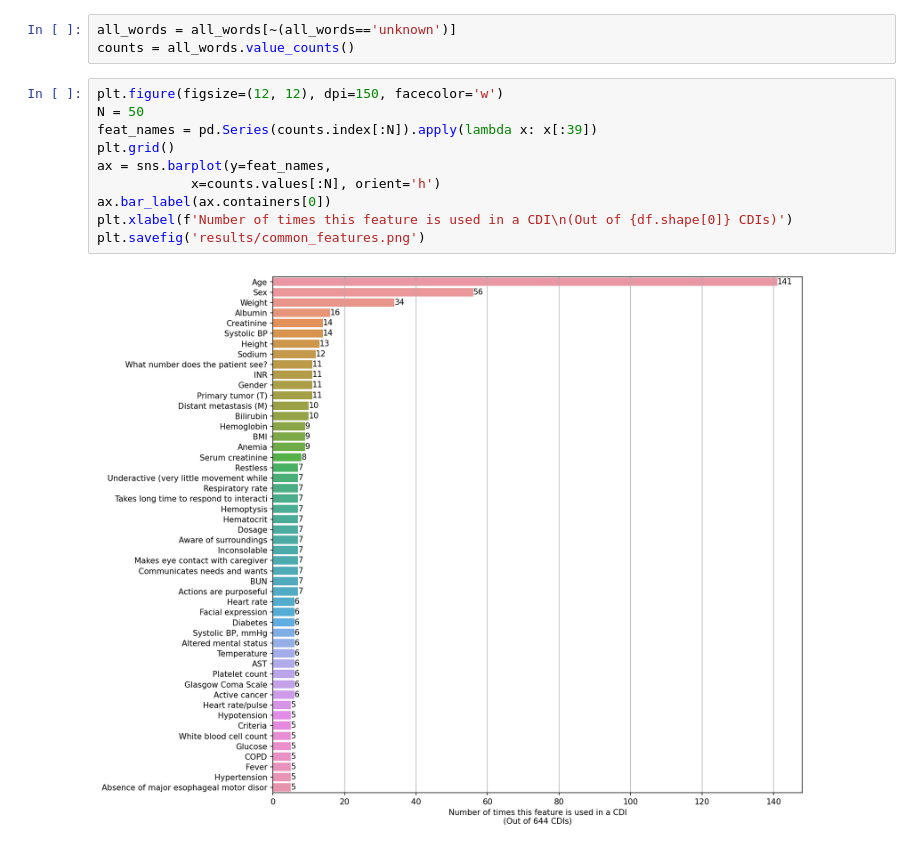
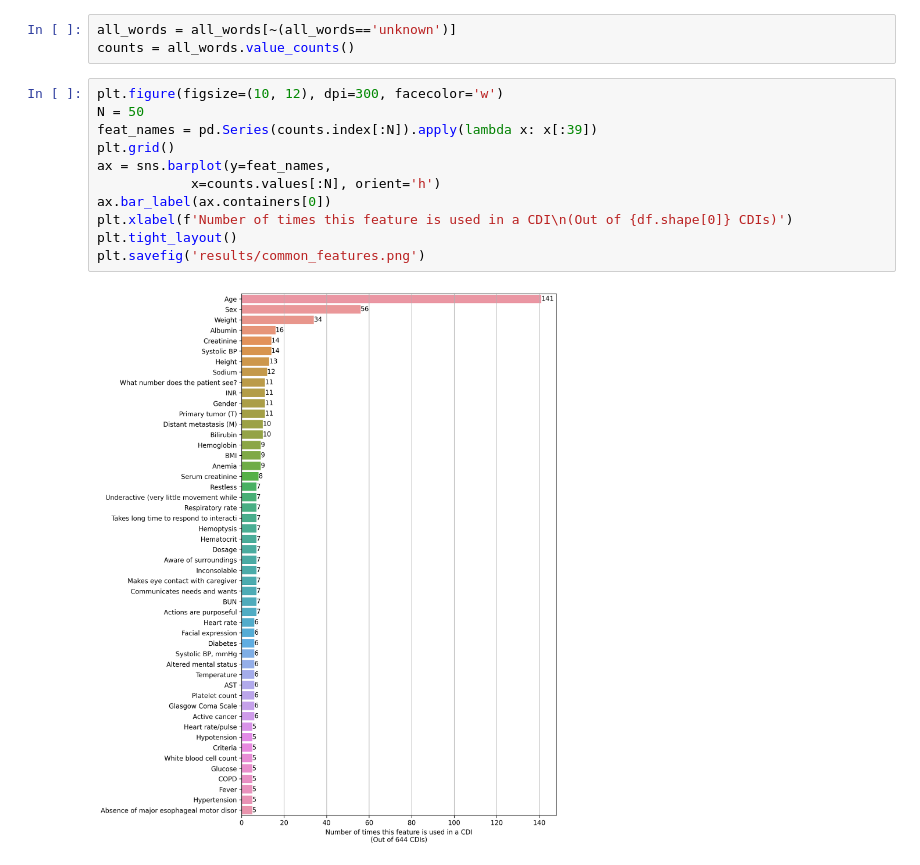
Before and after one commit to csinva/md-calc-analysis, a Jupyter notebook: 02_features.ipynb, the cells around one changed output. Drawn from its saved outputs; the diff is of its cells as text.

```diff
--- a/02_features.ipynb
+++ b/02_features.ipynb
@@ -83,14 +83,15 @@ all_words = pd.Series(filter_words(all_words))
 all_words = all_words[~(all_words=='unknown')]
 counts = all_words.value_counts()
 # %%
-plt.figure(figsize=(12, 12), dpi=150, facecolor='w')
+plt.figure(figsize=(10, 12), dpi=300, facecolor='w')
 N = 50
 feat_names = pd.Series(counts.index[:N]).apply(lambda x: x[:39])
 plt.grid()
 ax = sns.barplot(y=feat_names,
             x=counts.values[:N], orient='h')
 ax.bar_label(ax.containers[0])
 plt.xlabel(f'Number of times this feature is used in a CDI\n(Out of {df.shape[0]} CDIs)')
+plt.tight_layout()
 plt.savefig('results/common_features.png')
 # %% [output]
-[figure, old version]
+[figure, new version]
```
Also changed, not shown: 1 other file.
